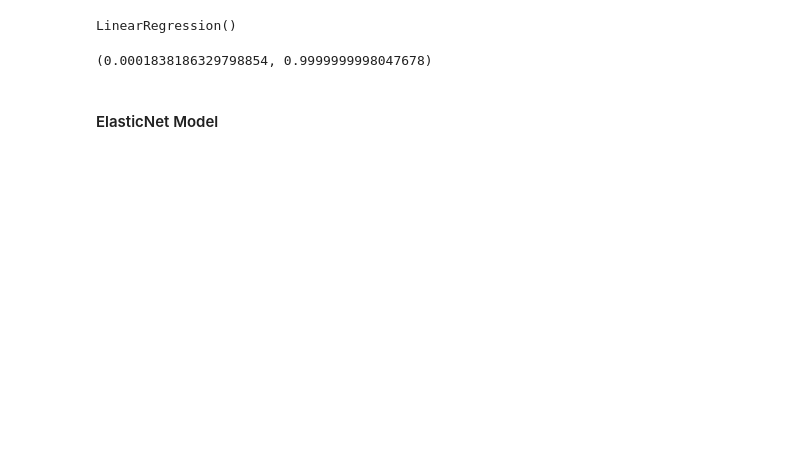
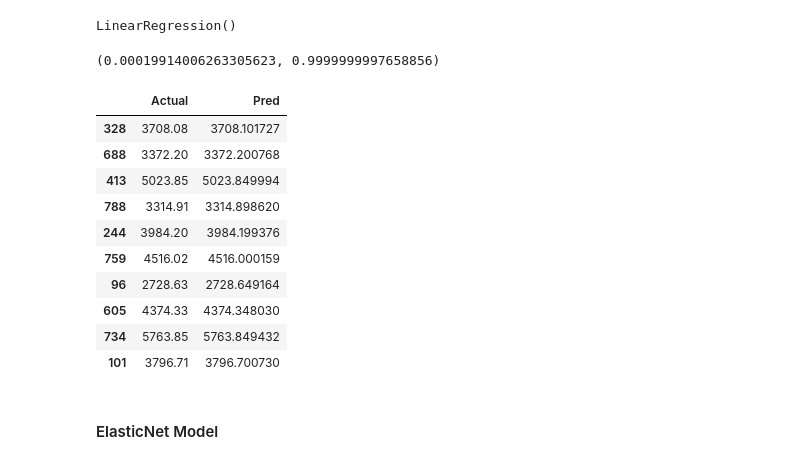
Before and after one commit to hng011/energy-consumption-forecast, a Jupyter notebook: notebooks/elasticnet_regr.ipynb, the cells around one changed output. Saved outputs shown, nothing was run; the diff lists cells and outputs as text; code cells hidden in the pictures; blank space fills up the shorter version.

```diff
--- a/notebooks/elasticnet_regr.ipynb
+++ b/notebooks/elasticnet_regr.ipynb
@@ -457,10 +487,26 @@ y_pred_linreg = linreg_model_f.predict(X_test_scaled)
 # %%
 mse_linreg =  mean_squared_error(y_test, y_pred_linreg)
 r2_linreg = r2_score(y_test, y_pred_linreg)
+mae_linreg = mean_absolute_error(y_test, y_pred_linreg)
 
 mse_linreg, r2_linreg
 # %% [output]
-(0.0001838186329798854, 0.9999999998047678)
+(0.00019914006263305623, 0.9999999997658856)
+# %%
+res = pd.DataFrame({"Actual": y_test, "Pred": y_pred_linreg})
+res.head(10)
+# %% [output]
+|  | Actual | Pred |
+| 328 | 3708.08 | 3708.101727 |
+| 688 | 3372.20 | 3372.200768 |
+| 413 | 5023.85 | 5023.849994 |
+| 788 | 3314.91 | 3314.898620 |
+| 244 | 3984.20 | 3984.199376 |
+| 759 | 4516.02 | 4516.000159 |
+| 96 | 2728.63 | 2728.649164 |
+| 605 | 4374.33 | 4374.348030 |
+| 734 | 5763.85 | 5763.849432 |
+| 101 | 3796.71 | 3796.700730 |
 # %% [markdown]
 #### ElasticNet Model
 # %%
```
Also changed, not shown: parts of 20 cells of this notebook, 6 other files.
